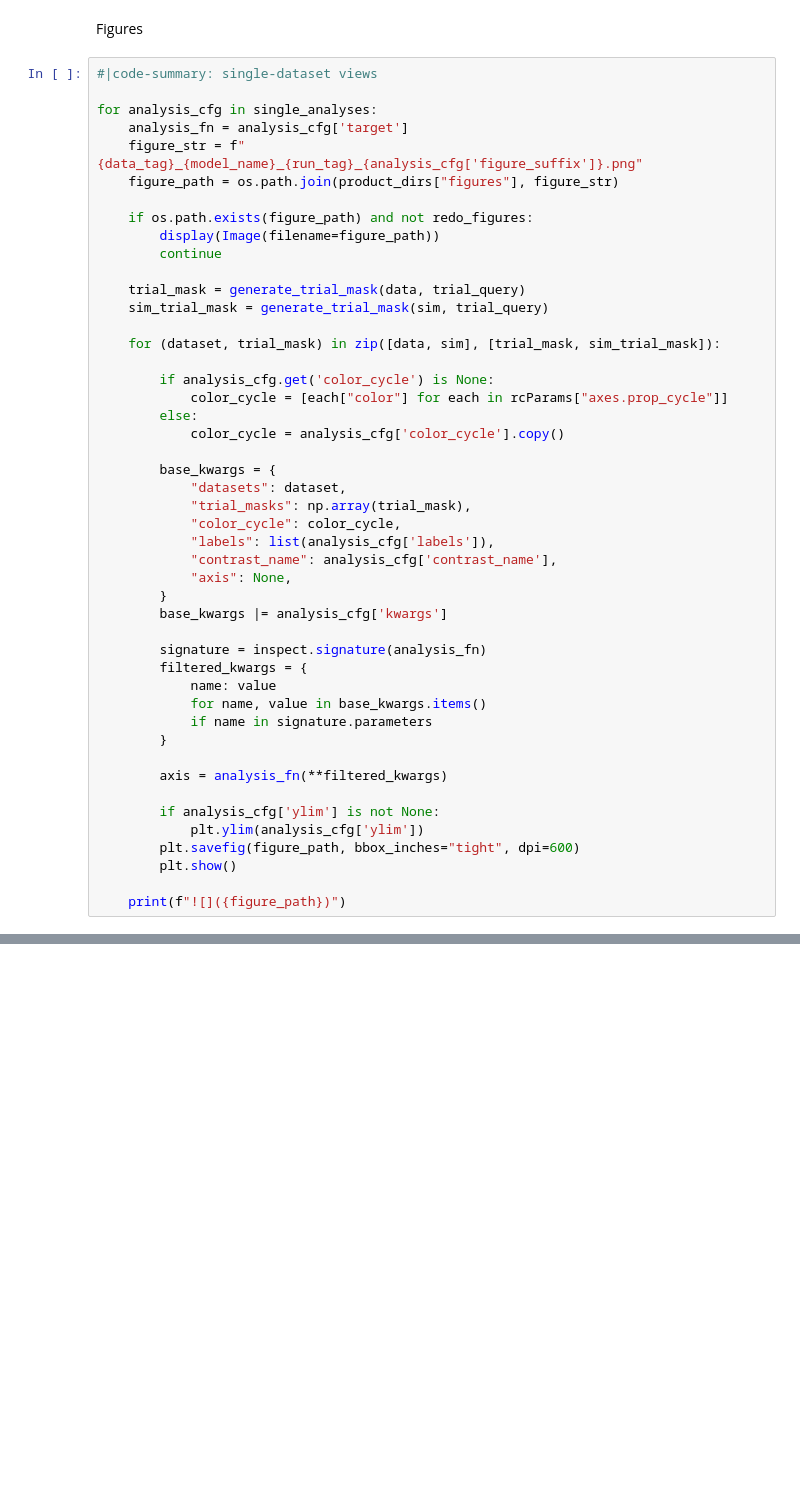
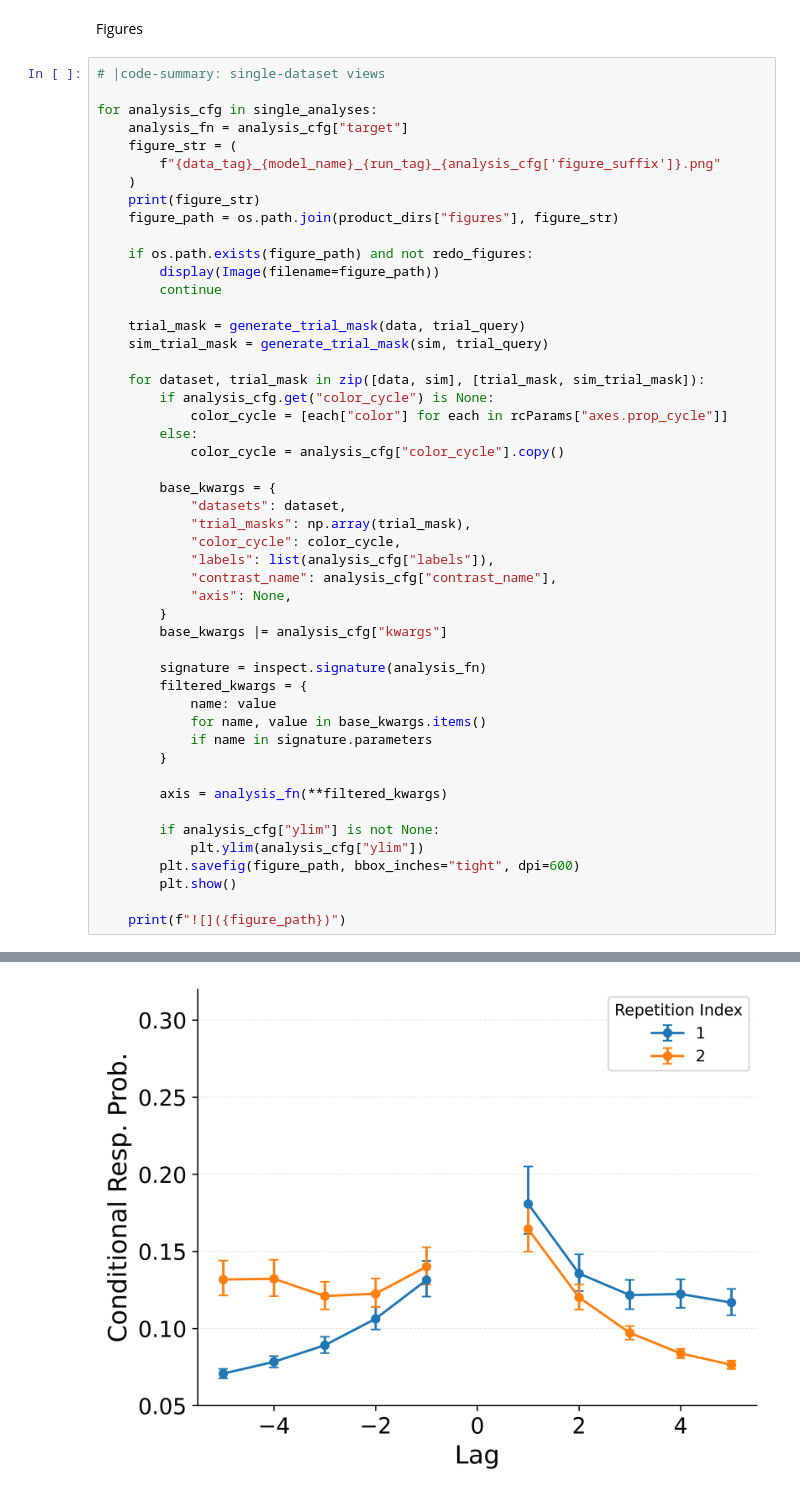
Before and after one commit to githubpsyche/jaxcmr, a Jupyter notebook: projects/repfr/notebooks/rendered/fitting_LohnasKahana2014_WeirdCMRNoStop_rerun_best_of_1.ipynb, the cells around one changed output, grey strips where cells are left out. Drawn from its saved outputs; the diff is of its cells as text; blank space fills up the shorter version.

```diff
--- a/projects/repfr/notebooks/rendered/fitting_LohnasKahana2014_WeirdCMRNoStop_rerun_best_of_1.ipynb
+++ b/projects/repfr/notebooks/rendered/fitting_LohnasKahana2014_WeirdCMRNoStop_rerun_best_of_1.ipynb
@@ -369,11 +447,14 @@ if filter_repeated_recalls:
 # %% [markdown]
 Figures
 # %%
-#|code-summary: single-dataset views
+# |code-summary: single-dataset views
 
 for analysis_cfg in single_analyses:
-    analysis_fn = analysis_cfg['target']
-    figure_str = f"{data_tag}_{model_name}_{run_tag}_{analysis_cfg['figure_suffix']}.png"
+    analysis_fn = analysis_cfg["target"]
+    figure_str = (
+        f"{data_tag}_{model_name}_{run_tag}_{analysis_cfg['figure_suffix']}.png"
+    )
+    print(figure_str)
     figure_path = os.path.join(product_dirs["figures"], figure_str)
 
     if os.path.exists(figure_path) and not redo_figures:
@@ -383,22 +464,21 @@ for analysis_cfg in single_analyses:
     trial_mask = generate_trial_mask(data, trial_query)
     sim_trial_mask = generate_trial_mask(sim, trial_query)
 
-    for (dataset, trial_mask) in zip([data, sim], [trial_mask, sim_trial_mask]):
-
-        if analysis_cfg.get('color_cycle') is None:
+    for dataset, trial_mask in zip([data, sim], [trial_mask, sim_trial_mask]):
+        if analysis_cfg.get("color_cycle") is None:
             color_cycle = [each["color"] for each in rcParams["axes.prop_cycle"]]
         else:
-            color_cycle = analysis_cfg['color_cycle'].copy()
+            color_cycle = analysis_cfg["color_cycle"].copy()
 
         base_kwargs = {
             "datasets": dataset,
             "trial_masks": np.array(trial_mask),
             "color_cycle": color_cycle,
-            "labels": list(analysis_cfg['labels']),
-            "contrast_name": analysis_cfg['contrast_name'],
+            "labels": list(analysis_cfg["labels"]),
+            "contrast_name": analysis_cfg["contrast_name"],
             "axis": None,
         }
-        base_kwargs |= analysis_cfg['kwargs']
+        base_kwargs |= analysis_cfg["kwargs"]
 
         signature = inspect.signature(analysis_fn)
         filtered_kwargs = {
@@ -409,9 +489,10 @@ for analysis_cfg in single_analyses:
 
         axis = analysis_fn(**filtered_kwargs)
 
-        if analysis_cfg['ylim'] is not None:
-            plt.ylim(analysis_cfg['ylim'])
+        if analysis_cfg["ylim"] is not None:
+            plt.ylim(analysis_cfg["ylim"])
         plt.savefig(figure_path, bbox_inches="tight", dpi=600)
         plt.show()
 
     print(f"![]({figure_path})")
+# %% [output]
@@ -417,0 +500 @@ for analysis_cfg in single_analyses:
+[figure, added]
```
Also changed, not shown: parts of 8 cells of this notebook, 15 other files.
